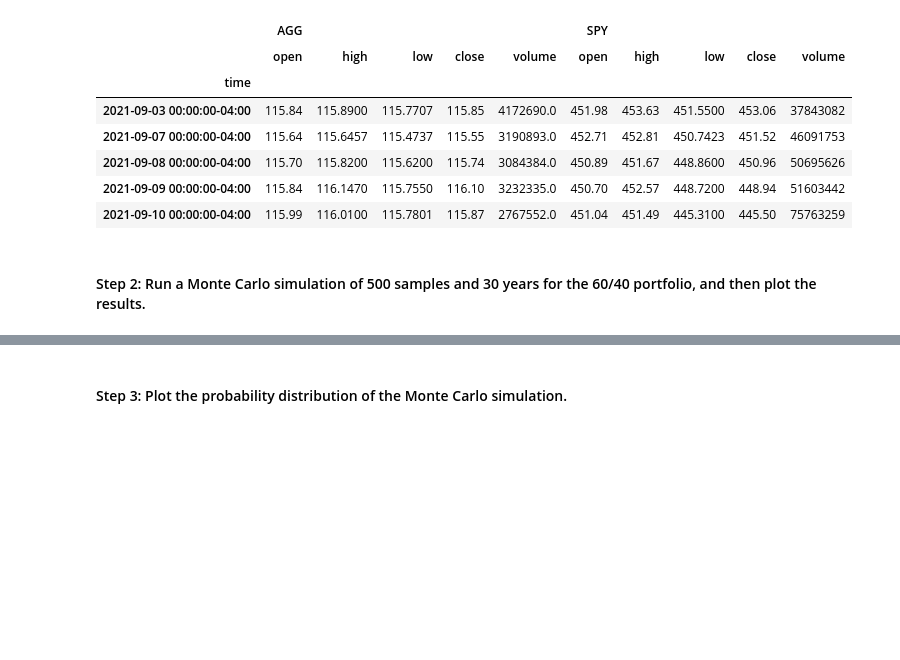
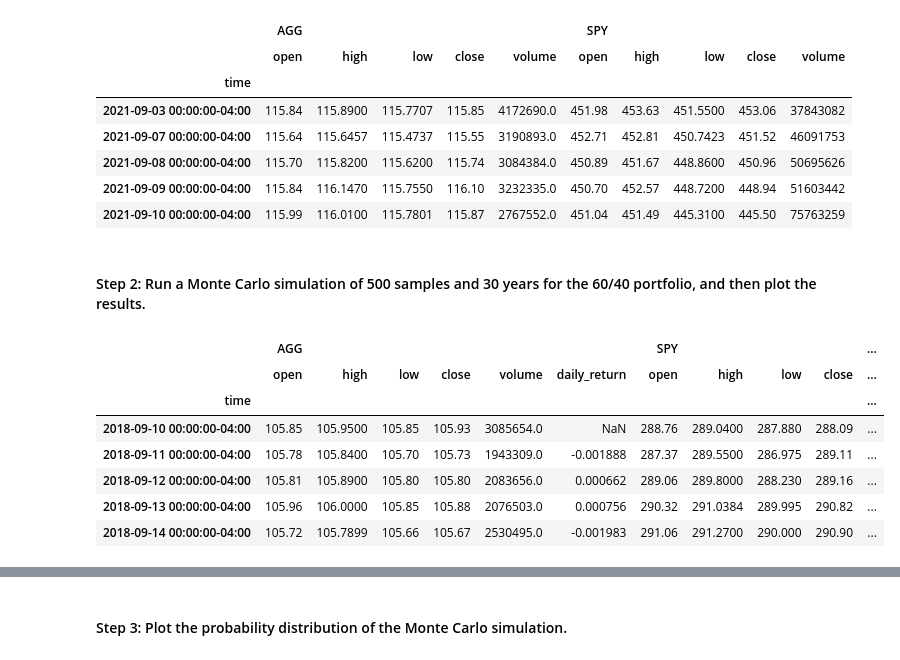
Before and after one commit to elliotlozano/monte_carlo_financial_planner, a Jupyter notebook: financial_planning_tools.ipynb, the cells around one changed output, grey strips where cells are left out. Drawn from its saved outputs; the diff is of its cells as text; code cells hidden in the pictures; blank space fills up the shorter version.

```diff
--- a/financial_planning_tools.ipynb
+++ b/financial_planning_tools.ipynb
@@ -474,15 +474,24 @@ display(price_data.tail())
 # %%
 # Configure the Monte Carlo simulation to forecast 30 years cumulative returns
 # The weights should be split 40% to AGG and 60% to SPY.
 # Run 500 samples.
 MC_60_40 = MCSimulation(
     portfolio_data = price_data,
     weights = [0.6, 0.4],
     num_simulation = 500,
-    num_trading_days = 252*
+    num_trading_days = 252*30
 )
 
 # Review the simulation input data
-# YOUR CODE HERE
+MC_60_40.portfolio_data.head()
+# %% [output]
+|  | AGG |  |  |  |  |  | SPY |  |  |  | ... |
+|  | open | high | low | close | volume | daily_return | open | high | low | close | ... |
+| time |  |  |  |  |  |  |  |  |  |  | ... |
+| 2018-09-10 00:00:00-04:00 | 105.85 | 105.9500 | 105.85 | 105.93 | 3085654.0 | NaN | 288.76 | 289.0400 | 287.880 | 288.09 | ... |
+| 2018-09-11 00:00:00-04:00 | 105.78 | 105.8400 | 105.70 | 105.73 | 1943309.0 | -0.001888 | 287.37 | 289.5500 | 286.975 | 289.11 | ... |
+| 2018-09-12 00:00:00-04:00 | 105.81 | 105.8900 | 105.80 | 105.80 | 2083656.0 | 0.000662 | 289.06 | 289.8000 | 288.230 | 289.16 | ... |
+| 2018-09-13 00:00:00-04:00 | 105.96 | 106.0000 | 105.85 | 105.88 | 2076503.0 | 0.000756 | 290.32 | 291.0384 | 289.995 | 290.82 | ... |
+| 2018-09-14 00:00:00-04:00 | 105.72 | 105.7899 | 105.66 | 105.67 | 2530495.0 | -0.001983 | 291.06 | 291.2700 | 290.000 | 290.90 | ... |
 # %%
 # Run the Monte Carlo simulation to forecast 30 years cumulative returns
```
Also changed, not shown: parts of 3 cells of this notebook.
